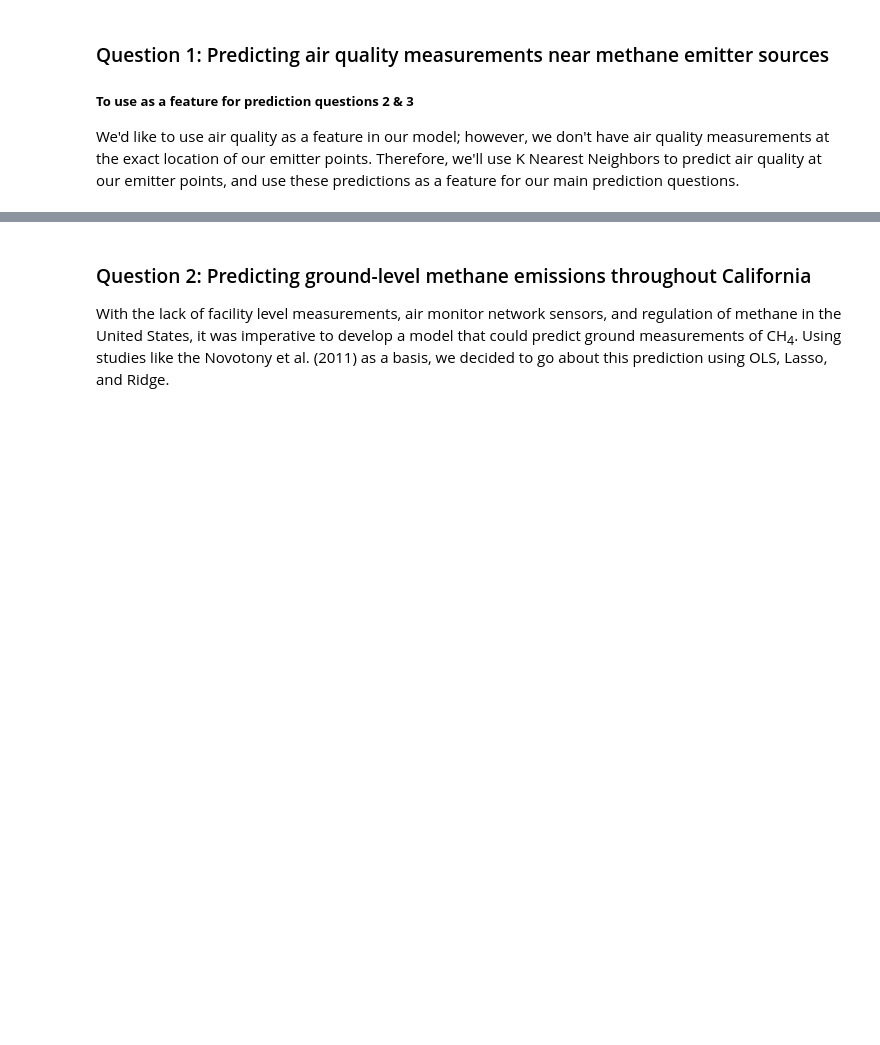
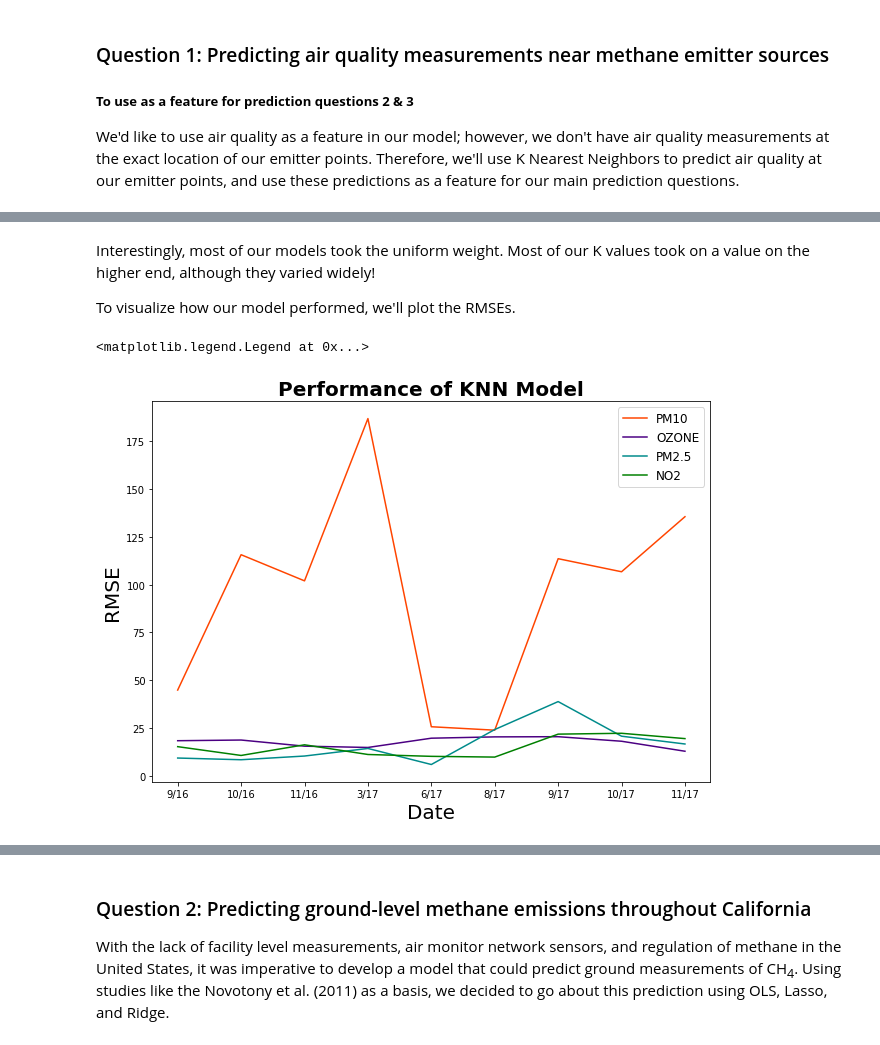
Before and after one commit to hikari-murayama/CA_ag_pollution, a Jupyter notebook: Final_Project_Notebook.ipynb, the cells around one changed output, grey strips where cells are left out. Drawn from its saved outputs; the diff is of its cells as text; code cells hidden in the pictures; blank space fills up the shorter version.

```diff
--- a/Final_Project_Notebook.ipynb
+++ b/Final_Project_Notebook.ipynb
@@ -179,0 +529,7 @@ First, we'll load in our Airnow data and our Feature/target dataset. We'll dig i
+# %%
+#add column for aviris_year
+ch4['aviris_year'] = 0
+
+for i in range(len(ch4)):
+    s = ch4['AVIRIS_CH4_median_date'][i]
+    ch4.loc[i,'aviris_year']= int(s[0:4])
@@ -179,0 +593,9 @@ First, we'll load in our Airnow data and our Feature/target dataset. We'll dig i
+# %%
+#Run through loop for to fit model each date/time/parameter combo
+RMSE_array = np.zeros((4, 9))
+for i in range(len(parameters)):
+    for j in range(len(dates)):
+        _, params, RMSE = KNN(airnow, parameters[i], dates[j, 1], dates[j, 0], np.arange(1, 11))
+        print(str(dates[j, 0]) + '/' + str(dates[j, 1]) + ' ' + str(parameters[i]) + ' parameters:', params)
+        print(str(dates[j, 0]) + '/' + str(dates[j, 1]) + ' ' + str(parameters[i]) + ' RMSE:', RMSE)
+        RMSE_array[i, j] = RMSE
@@ -179,0 +620,19 @@ First, we'll load in our Airnow data and our Feature/target dataset. We'll dig i
+# %% [markdown]
+Interestingly, most of our models took the uniform weight. Most of our K values took on a value on the higher end, although they varied widely!
+
+To visualize how our model performed, we'll plot the RMSEs.
+# %%
+#Plot RMSEs
+fig, ax = plt.subplots(figsize = (10, 7))
+plt.title('Performance of KNN Model', size = 20, fontweight = 'bold')
+plt.ylabel('RMSE', size = 20)
+plt.xlabel('Date', size = 20)
+ax.plot(np.arange(1,10), abs(RMSE_array[0, :]), label = 'PM10', color = 'orangered')
+ax.plot(np.arange(1,10), abs(RMSE_array[1,:]), label = 'OZONE', color = 'indigo')
+ax.plot(np.arange(1,10), abs(RMSE_array[2,:]), label = 'PM2.5', color = 'darkcyan')
+ax.plot(np.arange(1,10), abs(RMSE_array[3,:]), label = 'NO2', color = 'green')
+ax.set_xticklabels([0, '9/16', '10/16', '11/16', '3/17', '6/17', '8/17', '9/17', '10/17', '11/17'])
+plt.legend(fontsize = 'large')
+# %% [output]
+<matplotlib.legend.Legend at 0x...>
+[figure, added]
```
Also changed, not shown: parts of 195 cells of this notebook.
